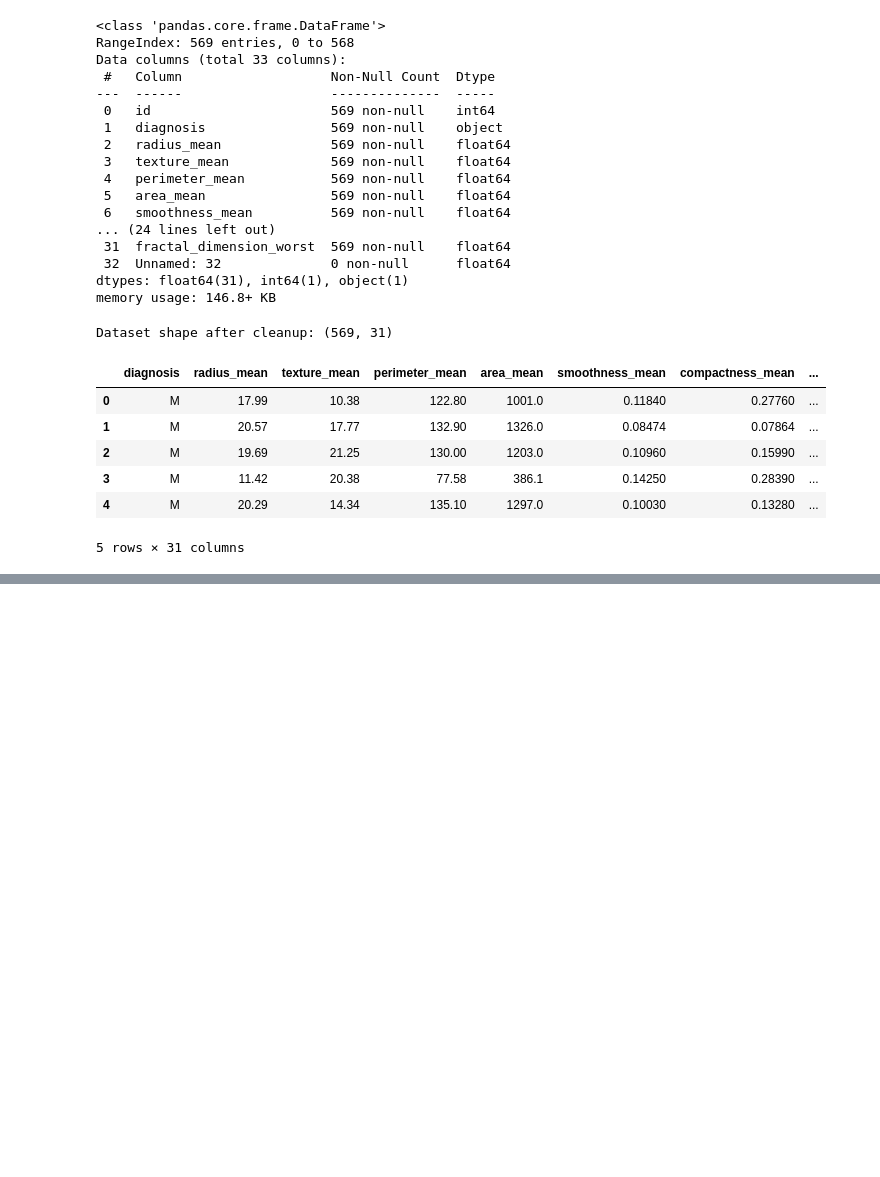
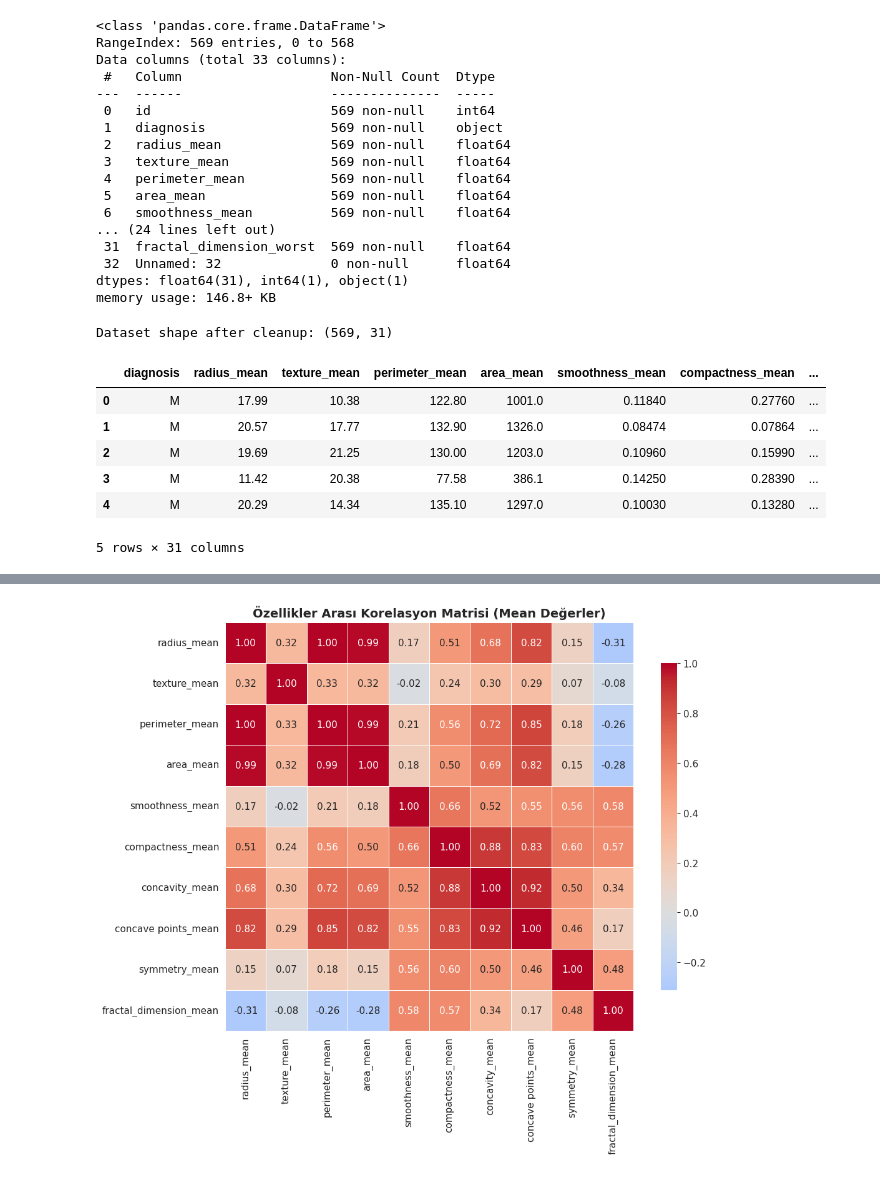
Before and after one commit to serdararici/breast-cancer-knn-svm-classification, a Jupyter notebook: Breast_Cancer_KNN_vs_SVM_HSD_Bootcamp.ipynb, the cells around one changed output, grey strips where cells are left out. Saved outputs shown, nothing was run; the diff lists cells and outputs as text; code cells hidden in the pictures; blank space fills up the shorter version.

```diff
--- a/Breast_Cancer_KNN_vs_SVM_HSD_Bootcamp.ipynb
+++ b/Breast_Cancer_KNN_vs_SVM_HSD_Bootcamp.ipynb
@@ -142,0 +230,17 @@ Dataset shape after cleanup: (569, 31)
+# %%
+# Compute correlation matrix for the 'mean' features (most interpretable subset)
+mean_features = [col for col in df.columns if col.endswith("_mean")]
+corr_matrix = df[mean_features].corr()
+
+# Plot the correlation heatmap
+fig, ax = plt.subplots(figsize=(11, 9))
+sns.heatmap(corr_matrix, annot=True, fmt=".2f", cmap="coolwarm", center=0,
+            square=True, linewidths=0.5, cbar_kws={"shrink": 0.8}, ax=ax)
+ax.set_title("Özellikler Arası Korelasyon Matrisi (Mean Değerler)", fontsize=14, fontweight="bold")
+plt.tight_layout()
+
+# Save the figure for later use in Medium article and GitHub README
+plt.savefig("correlation_heatmap.png", bbox_inches="tight", dpi=150)
+plt.show()
+# %% [output]
+[figure, added]
```
Also changed, not shown: parts of 10 cells of this notebook.
